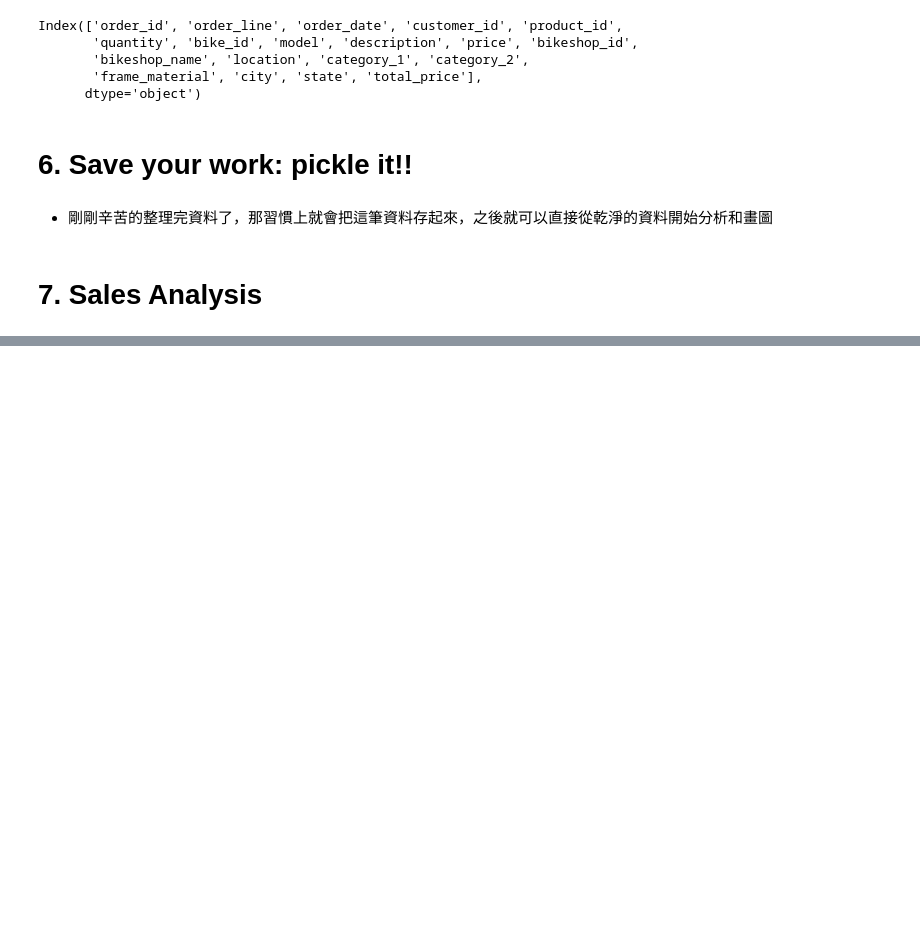
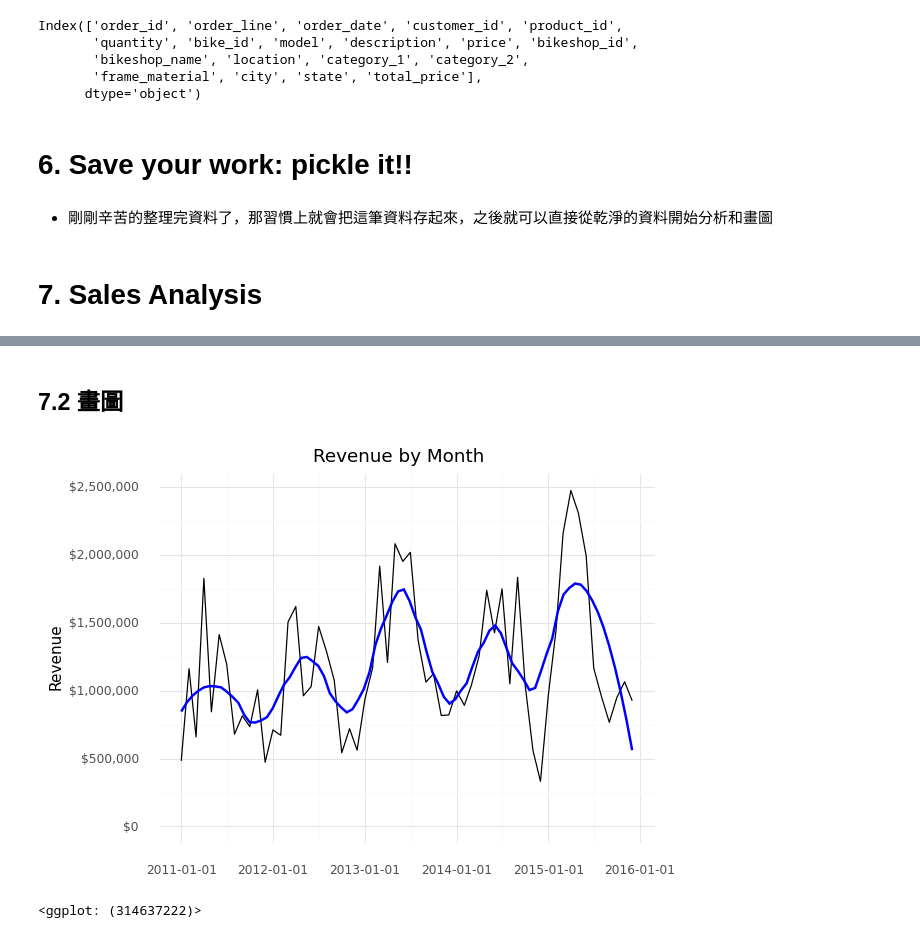
Before and after one commit to jimyanau/ds4b_101p, a Jupyter notebook: 01_jumpstart/01_sales_analysis.ipynb, the cells around one changed output, grey strips where cells are left out. Drawn from its saved outputs; the diff is of its cells as text; code cells hidden in the pictures; blank space fills up the shorter version.

```diff
--- a/01_jumpstart/01_sales_analysis.ipynb
+++ b/01_jumpstart/01_sales_analysis.ipynb
@@ -543,0 +552,7 @@ df = pd.read_pickle("00_data_wrangled/bike_orderlines_wrangled_df.pkl")
+# %%
+sales_by_month_df = df[['order_date','total_price']] \
+    .set_index('order_date') \
+    .resample(rule = "MS") \
+    .sum() \
+    .reset_index()
+sales_by_month_df.head()
@@ -543,0 +566,22 @@ df = pd.read_pickle("00_data_wrangled/bike_orderlines_wrangled_df.pkl")
+# %% [markdown]
+## 7.2 畫圖
+# %%
+ggplot(aes(x = "order_date", y = "total_price"), data = sales_by_month_df) + \
+    geom_line() + \
+    geom_smooth(
+        method = 'loess',
+        se = False,
+        color = "blue",
+        span = 0.3
+    ) + \
+    scale_y_continuous(labels = currency_format(prefix = "$", digits = 0, big_mark = ",")) + \
+    labs(
+        title = "Revenue by Month",
+        x = "",
+        y = "Revenue"
+    ) + \
+    theme_minimal() + \
+    expand_limits(y = 0)
+# %% [output]
+[figure, added]
+<ggplot: (314637222)>
```
Also changed, not shown: parts of 5 cells of this notebook, 1 other file.
